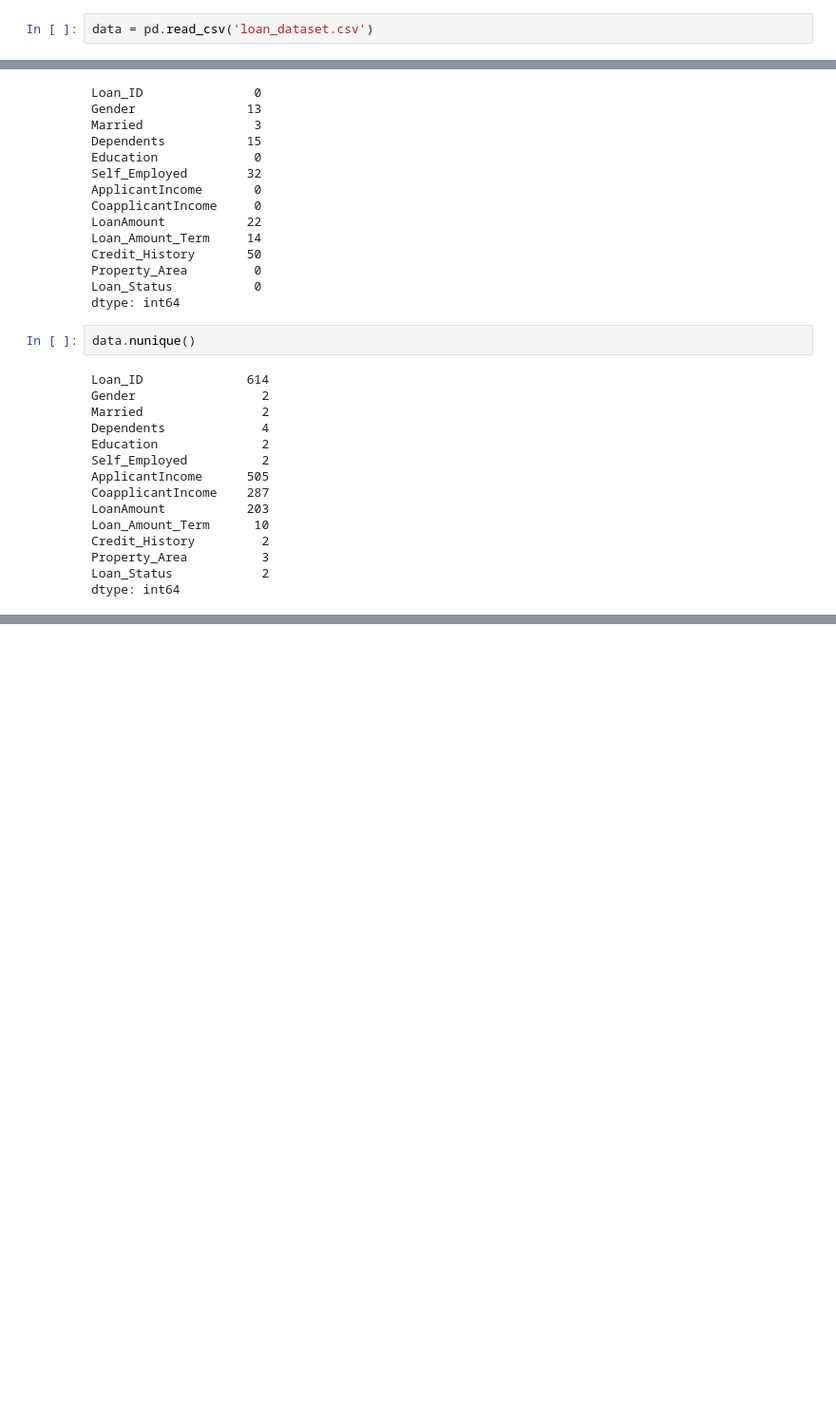
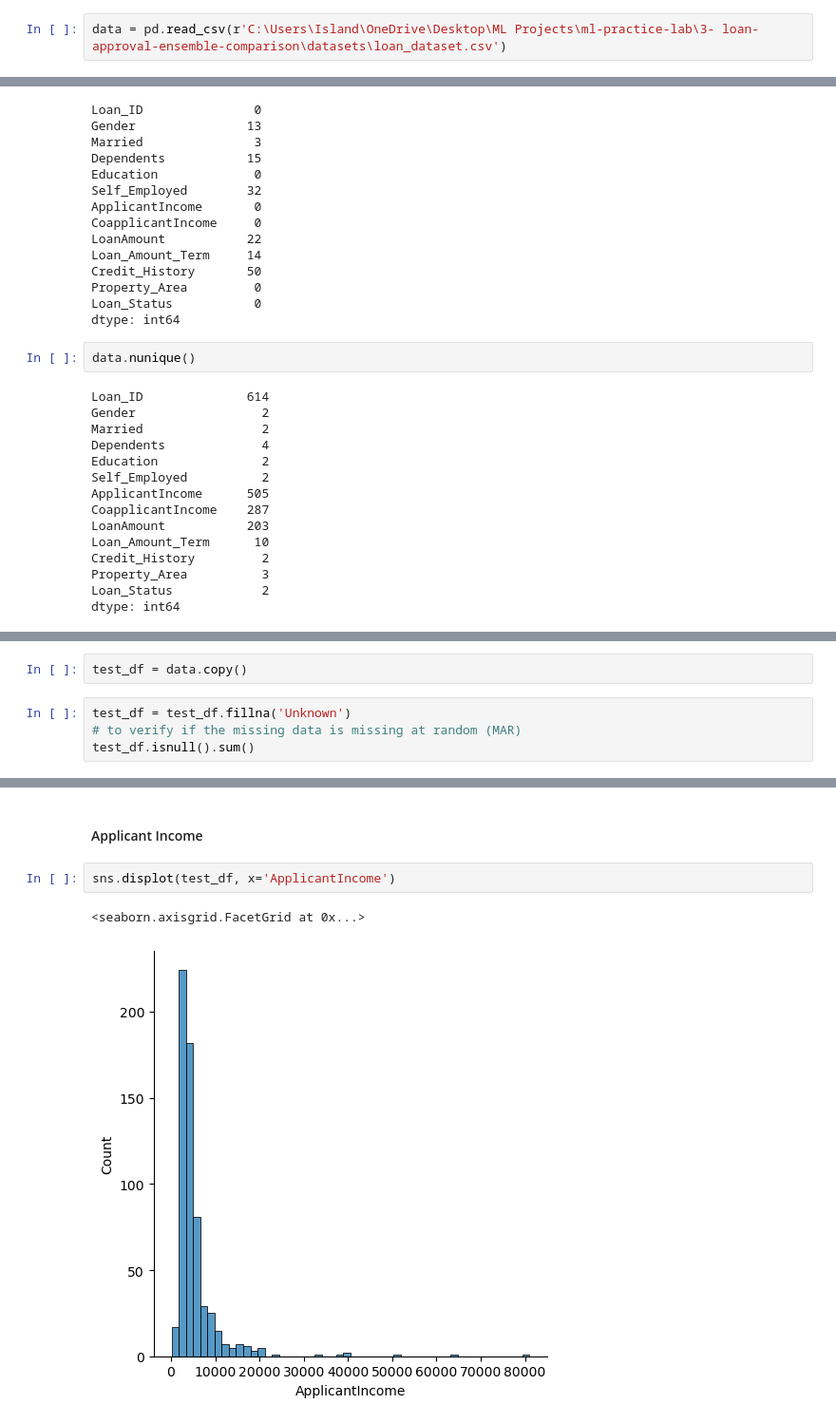
Before and after one commit to sher2008v/ml-practice-lab, a Jupyter notebook: 3- loan-approval-ensemble-comparison/ensemble_comparison.ipynb, the cells around one changed output, grey strips where cells are left out. Shown at 95% size. Cells and saved outputs as stored; diff of their text form; blank space fills up the shorter version.

```diff
--- a/3- loan-approval-ensemble-comparison/ensemble_comparison.ipynb
+++ b/3- loan-approval-ensemble-comparison/ensemble_comparison.ipynb
@@ -7,7 +7,7 @@ import matplotlib.pyplot as plt
 import seaborn as sns
 import sklearn
 # %%
-data = pd.read_csv('loan_dataset.csv')
+data = pd.read_csv(r'C:\Users\Island\OneDrive\Desktop\ML Projects\ml-practice-lab\3- loan-approval-ensemble-comparison\datasets\loan_dataset.csv')
 # %% [markdown]
 ## EDA
 # %% [markdown]
@@ -97,0 +100,6 @@ data.sample(6)
+# %%
+test_df = data.copy()
+# %%
+test_df = test_df.fillna('Unknown')
+# to verify if the missing data is missing at random (MAR)
+test_df.isnull().sum()
@@ -97,0 +256,7 @@ data.sample(6)
+# %% [markdown]
+#### Applicant Income
+# %%
+sns.displot(test_df, x='ApplicantIncome')
+# %% [output]
+<seaborn.axisgrid.FacetGrid at 0x...>
+[figure, added]
```
Also changed, not shown: parts of 47 cells of this notebook.
